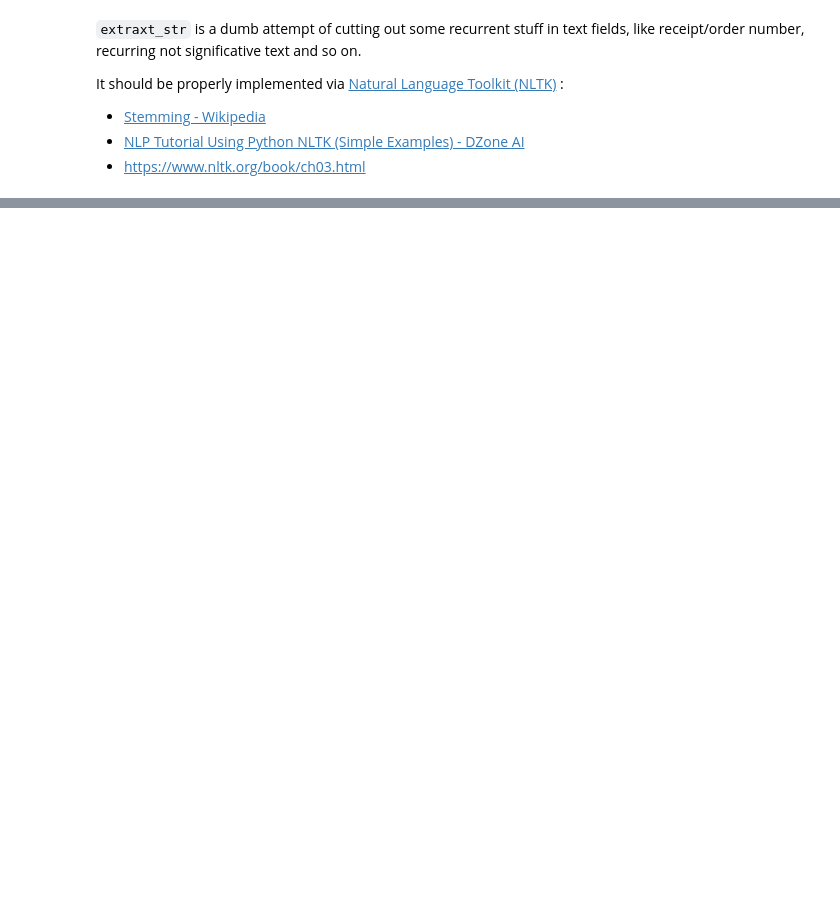
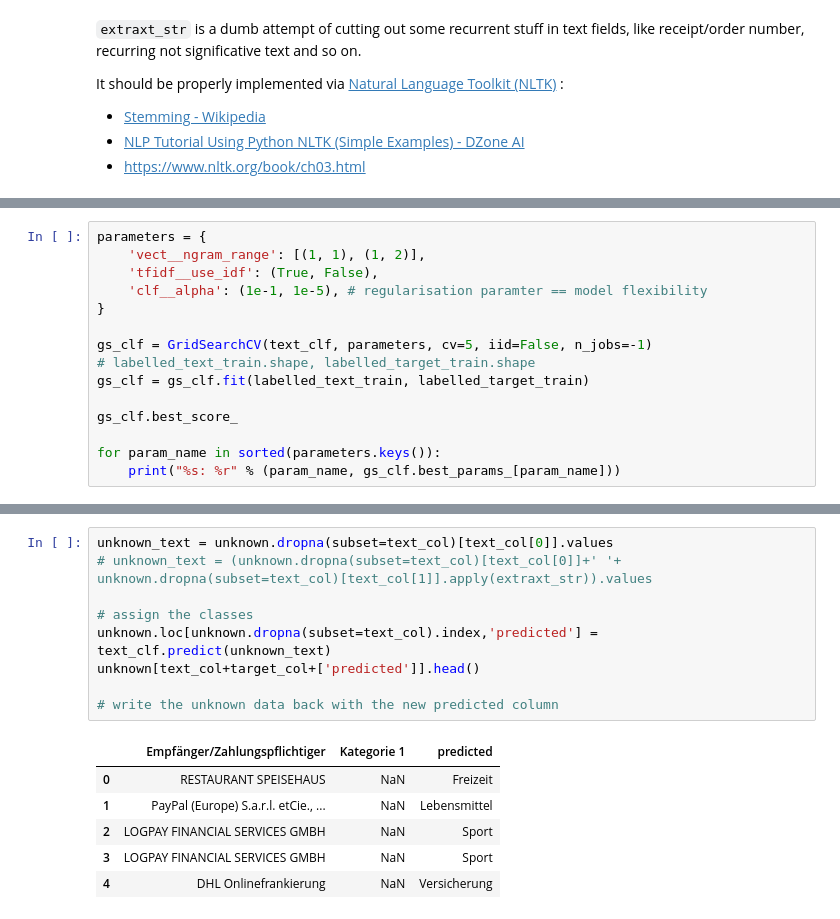
Before and after one commit to PythonMilano/bank_transaction_classifier, a Jupyter notebook: bank_transaction_classifier_repo.ipynb, the cells around one changed output, grey strips where cells are left out. Drawn from its saved outputs; the diff is of its cells as text; blank space fills up the shorter version.

Commit message:
add added streamlined Pipelines and paramters GridSearch

```diff
--- a/bank_transaction_classifier_repo.ipynb
+++ b/bank_transaction_classifier_repo.ipynb
@@ -133,0 +229,15 @@ unknown_data[text_col+target_col+['predicted']]
+# %%
+parameters = {
+    'vect__ngram_range': [(1, 1), (1, 2)],
+    'tfidf__use_idf': (True, False),
+    'clf__alpha': (1e-1, 1e-5), # regularisation paramter == model flexibility
+}
+
+gs_clf = GridSearchCV(text_clf, parameters, cv=5, iid=False, n_jobs=-1)
+# labelled_text_train.shape, labelled_target_train.shape
+gs_clf = gs_clf.fit(labelled_text_train, labelled_target_train)
+
+gs_clf.best_score_
+
+for param_name in sorted(parameters.keys()):
+    print("%s: %r" % (param_name, gs_clf.best_params_[param_name]))
@@ -133,0 +313,16 @@ unknown_data[text_col+target_col+['predicted']]
+# %%
+unknown_text = unknown.dropna(subset=text_col)[text_col[0]].values
+# unknown_text = (unknown.dropna(subset=text_col)[text_col[0]]+' '+ unknown.dropna(subset=text_col)[text_col[1]].apply(extraxt_str)).values
+
+# assign the classes
+unknown.loc[unknown.dropna(subset=text_col).index,'predicted'] = text_clf.predict(unknown_text)
+unknown[text_col+target_col+['predicted']].head()
+
+# write the unknown data back with the new predicted column
+# %% [output]
+|  | Empfänger/Zahlungspflichtiger | Kategorie 1 | predicted |
+| 0 | RESTAURANT SPEISEHAUS | NaN | Freizeit |
+| 1 | PayPal (Europe) S.a.r.l. etCie., ... | NaN | Lebensmittel |
+| 2 | LOGPAY FINANCIAL SERVICES GMBH | NaN | Sport |
+| 3 | LOGPAY FINANCIAL SERVICES GMBH | NaN | Sport |
+| 4 | DHL Onlinefrankierung | NaN | Versicherung |
```
Also changed, not shown: parts of 24 cells of this notebook.
